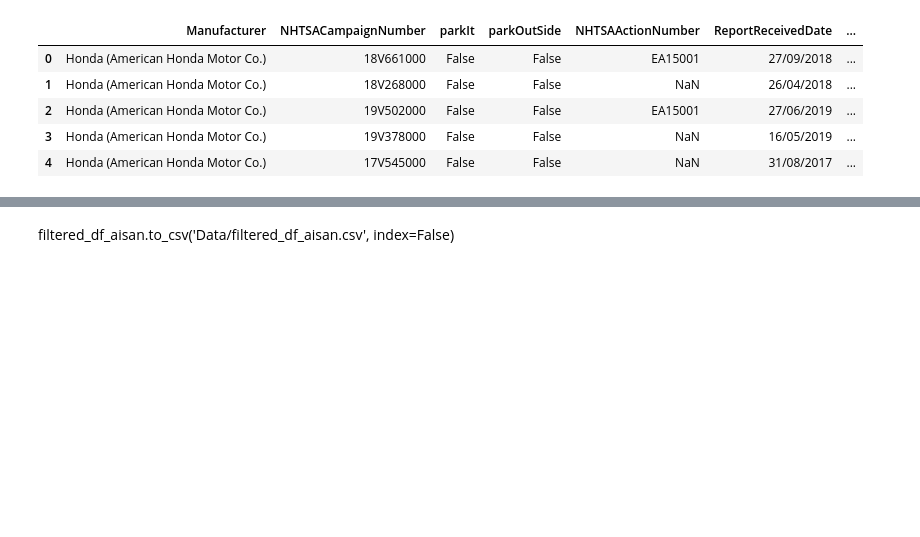
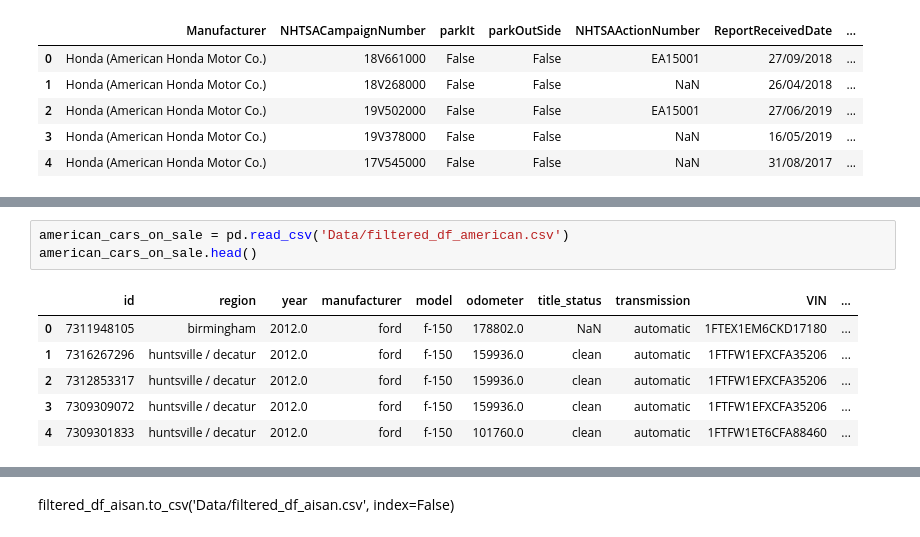
Before and after one commit to IT4063C-Fall23/final-project-ACipherEXE, a Jupyter notebook: source.ipynb, the cells around one changed output, grey strips where cells are left out. Drawn from its saved outputs; the diff is of its cells as text; blank space fills up the shorter version.

```diff
--- a/source.ipynb
+++ b/source.ipynb
@@ -200,0 +206,10 @@ asian_cars_on_sale.head()
+# %%
+american_cars_on_sale = pd.read_csv('Data/filtered_df_american.csv')
+american_cars_on_sale.head()
+# %% [output]
+|  | id | region | year | manufacturer | model | odometer | title_status | transmission | VIN | ... |
+| 0 | 7311948105 | birmingham | 2012.0 | ford | f-150 | 178802.0 | NaN | automatic | 1FTEX1EM6CKD17180 | ... |
+| 1 | 7316267296 | huntsville / decatur | 2012.0 | ford | f-150 | 159936.0 | clean | automatic | 1FTFW1EFXCFA35206 | ... |
+| 2 | 7312853317 | huntsville / decatur | 2012.0 | ford | f-150 | 159936.0 | clean | automatic | 1FTFW1EFXCFA35206 | ... |
+| 3 | 7309309072 | huntsville / decatur | 2012.0 | ford | f-150 | 159936.0 | clean | automatic | 1FTFW1EFXCFA35206 | ... |
+| 4 | 7309301833 | huntsville / decatur | 2012.0 | ford | f-150 | 101760.0 | clean | automatic | 1FTFW1ET6CFA88460 | ... |
```
Also changed, not shown: parts of 11 cells of this notebook.
